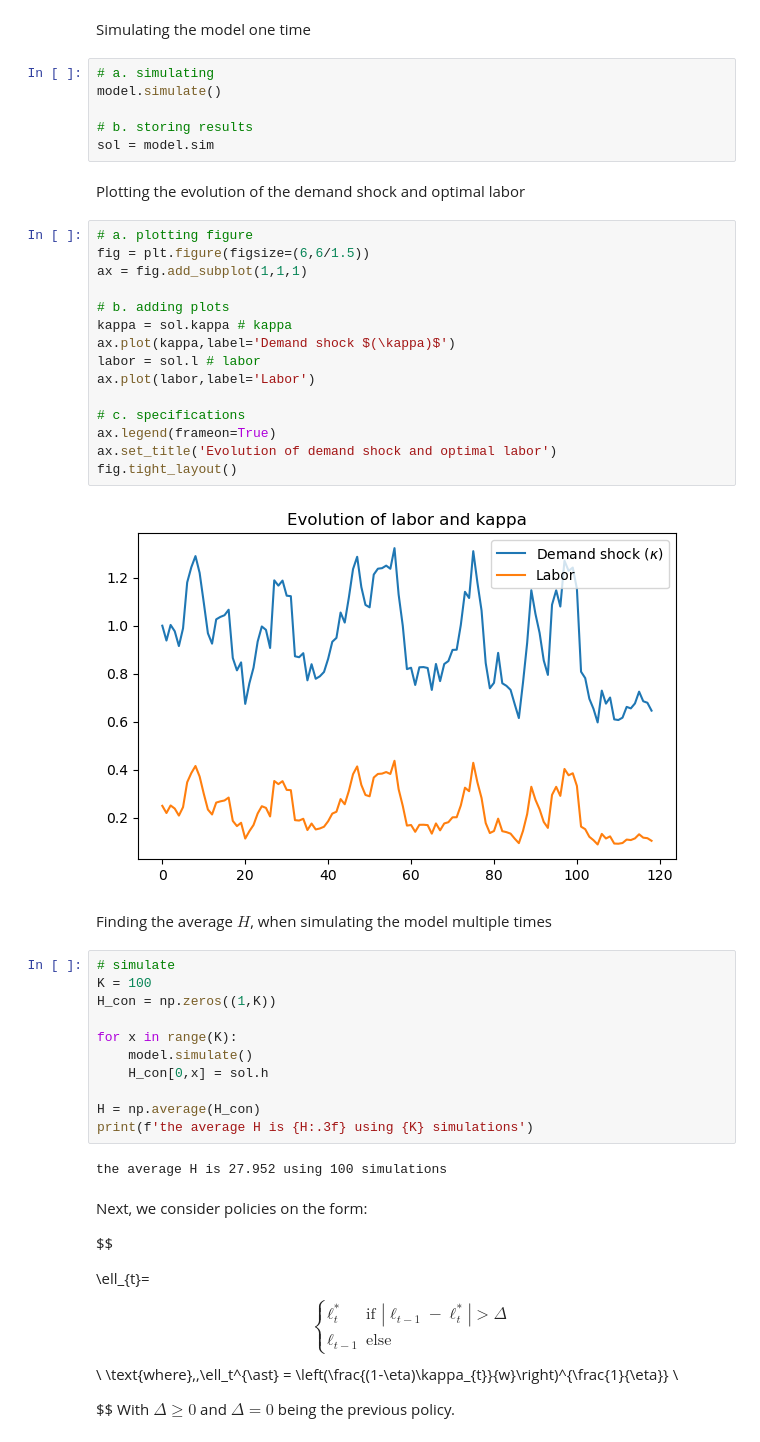
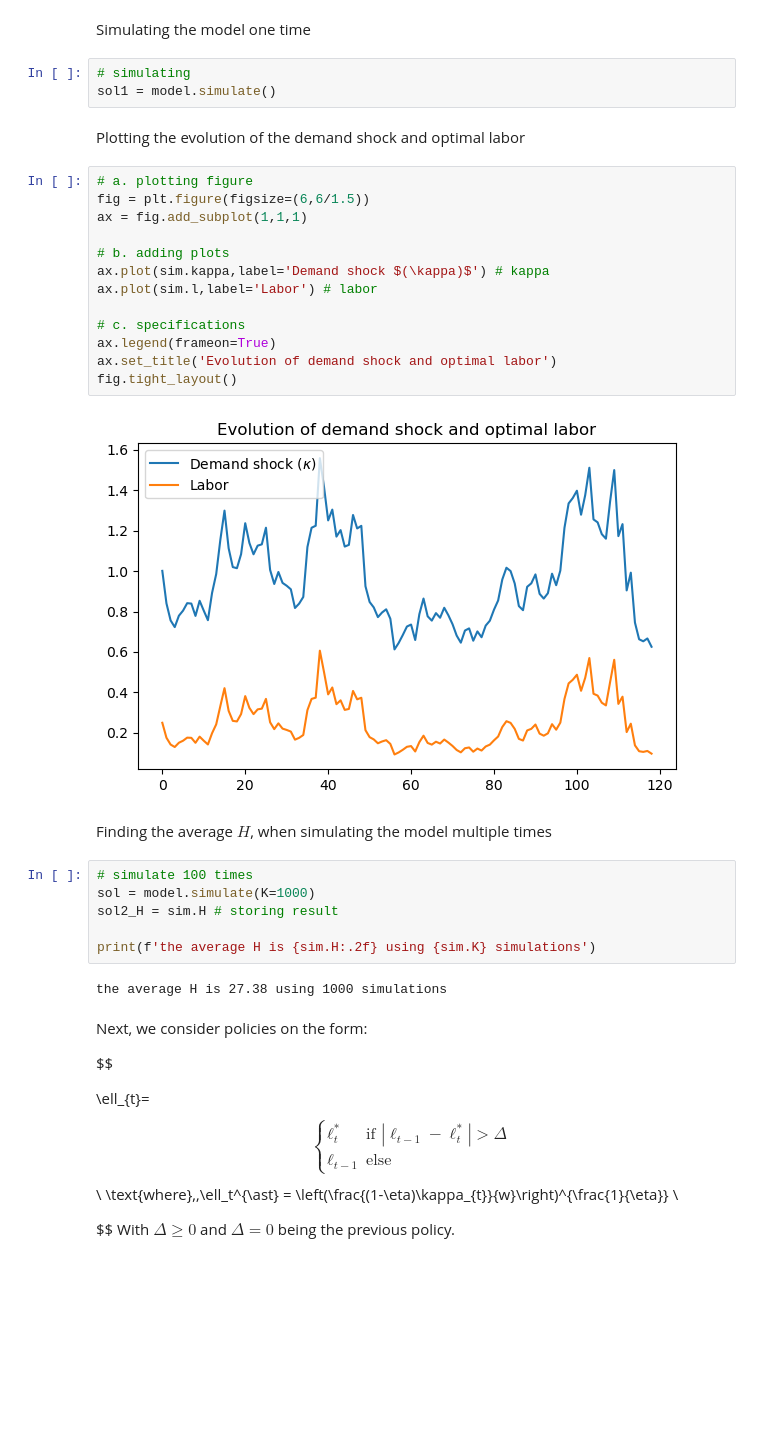
Before and after one commit to NumEconCopenhagen/projects-2023-jacob-per, a Jupyter notebook: examproject/Exam-2023-notebook copy.ipynb, the cells around one changed output. Drawn from its saved outputs; the diff is of its cells as text; blank space fills up the shorter version.

```diff
--- a/examproject/Exam-2023-notebook copy.ipynb
+++ b/examproject/Exam-2023-notebook copy.ipynb
@@ -204,45 +204,35 @@ Baseline parameters are:
 # %% [markdown]
 Simulating the model one time
 # %%
-# a. simulating
-model.simulate()
-
-# b. storing results
-sol = model.sim
+# simulating
+sol1 = model.simulate()
 # %% [markdown]
 Plotting the evolution of the demand shock and optimal labor
 # %%
 # a. plotting figure
 fig = plt.figure(figsize=(6,6/1.5))
 ax = fig.add_subplot(1,1,1)
 
 # b. adding plots
-kappa = sol.kappa # kappa
-ax.plot(kappa,label='Demand shock $(\kappa)$')
-labor = sol.l # labor
-ax.plot(labor,label='Labor')
+ax.plot(sim.kappa,label='Demand shock $(\kappa)$') # kappa
+ax.plot(sim.l,label='Labor') # labor
 
 # c. specifications
 ax.legend(frameon=True)
 ax.set_title('Evolution of demand shock and optimal labor')
 fig.tight_layout()
 # %% [output]
-[figure, old version]
+[figure, new version]
 # %% [markdown]
 Finding the average $H$, when simulating the model multiple times
 # %%
-# simulate
-K = 100
-H_con = np.zeros((1,K))
+# simulate 100 times
+sol = model.simulate(K=1000)
+sol2_H = sim.H # storing result
 
-for x in range(K):
-    model.simulate()
-    H_con[0,x] = sol.h
-
-H = np.average(H_con)
-print(f'the average H is {H:.3f} using {K} simulations')
+print(f'the average H is {sim.H:.2f} using {sim.K} simulations')
 # %% [output]
-the average H is 27.952 using 100 simulations
+the average H is 27.38 using 1000 simulations
 # %% [markdown]
 Next, we consider policies on the form:
 
```
Also changed, not shown: parts of 3 cells of this notebook, 1 other file.
